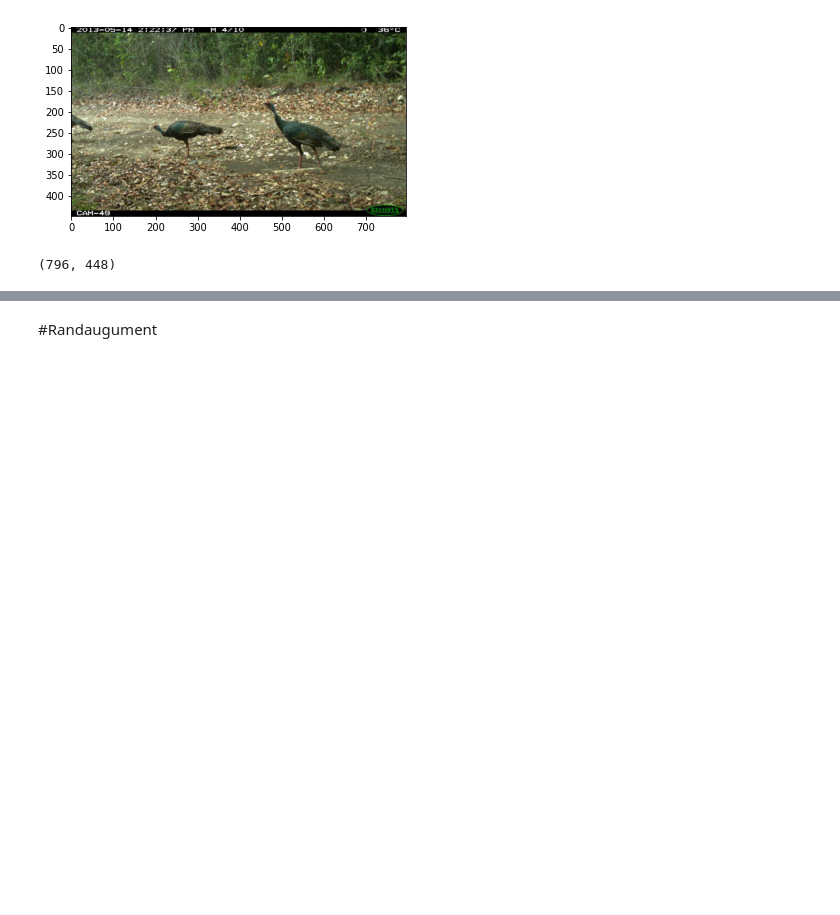
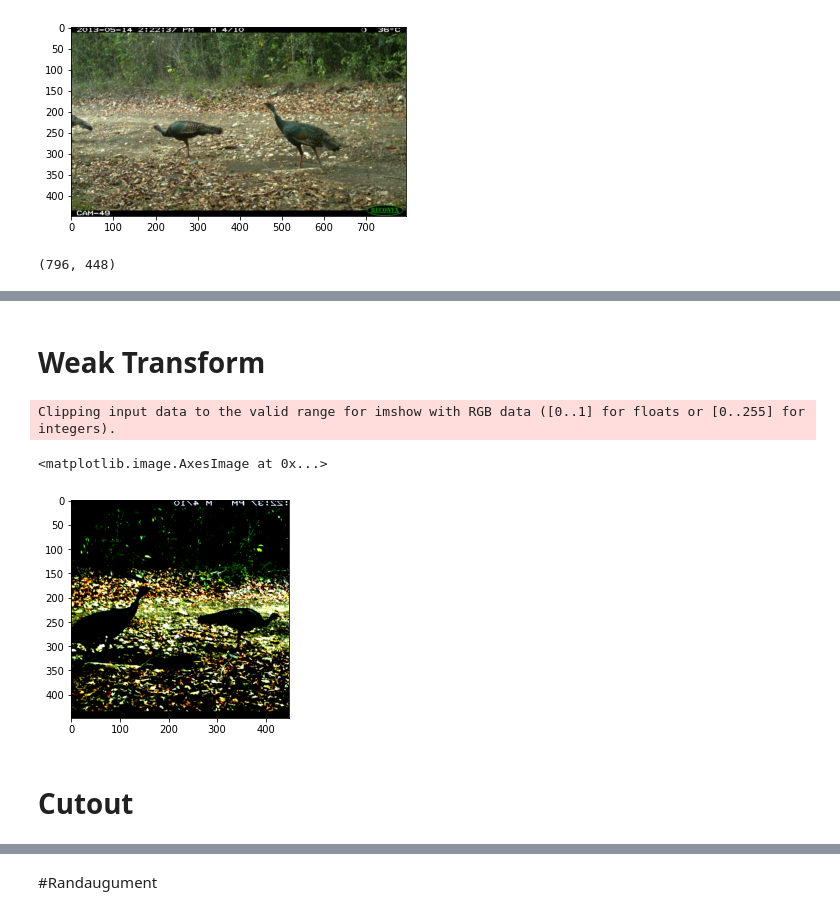
Before and after one commit to vijayakuruba/IFT6759_Distribution_shifts_WILDS, a Jupyter notebook: Data_augument.ipynb, the cells around one changed output, grey strips where cells are left out. Saved outputs shown, nothing was run; the diff lists cells and outputs as text; code cells hidden in the pictures; blank space fills up the shorter version.

```diff
--- a/Data_augument.ipynb
+++ b/Data_augument.ipynb
@@ -51,0 +72,23 @@ normalization = transforms.Normalize(
+# %%
+#weak
+#random Horizontal flip + Random crop +Normalise
+normalise_transform=([])
+normalise_transform.append(transforms.ToTensor())
+normalise_transform.append(normalization)
+normalise_transform=transforms.Compose(normalise_transform)
+# %% [markdown]
+# Weak Transform
+# %%
+#weak
+#random Horizontal flip + Random crop +Normalise
+weak_transform=normalise_transform
+# %%
+imgw =weak_transform(img1)
+imgw=imgw.squeeze().permute(1,2,0)
+plt.imshow(imgw)
+# %% [output]
+Clipping input data to the valid range for imshow with RGB data ([0..1] for floats or [0..255] for integers).
+<matplotlib.image.AxesImage at 0x...>
+[figure, added]
+# %% [markdown]
+# Cutout
```
Also changed, not shown: parts of 12 cells of this notebook.
